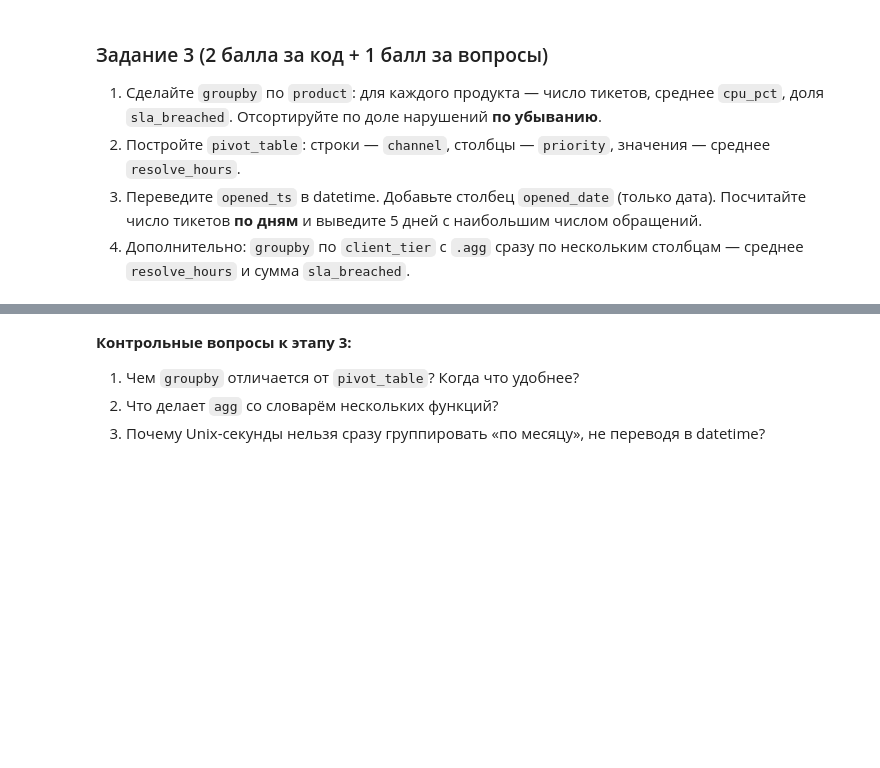
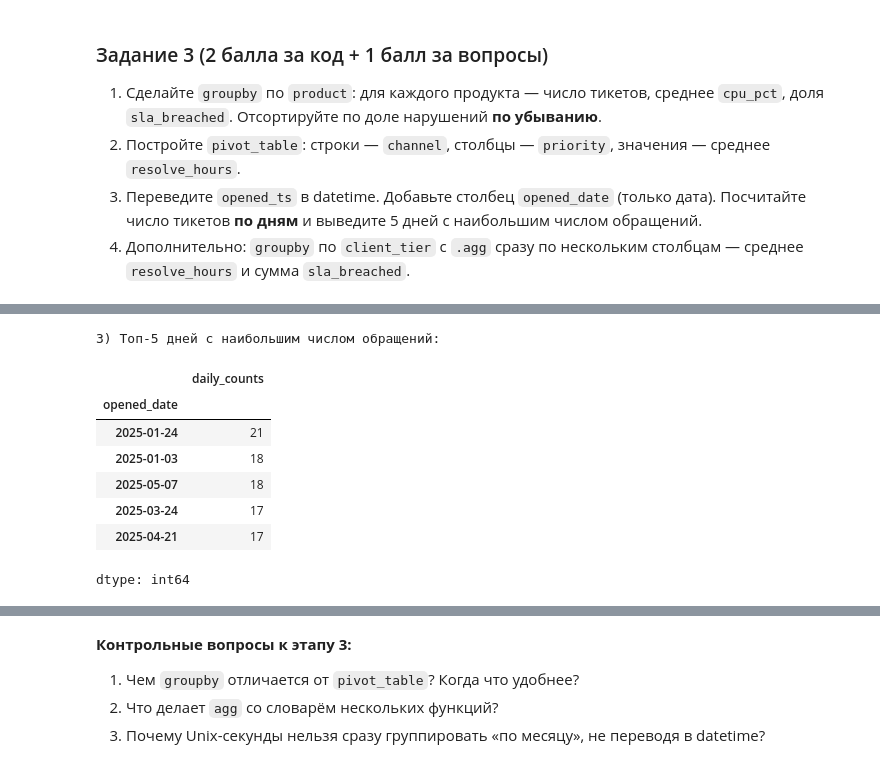
Before and after one commit to AstronomekDomansky/-.-1, a Jupyter notebook: СииБД3.ipynb, the cells around one changed output, grey strips where cells are left out. Saved outputs shown, nothing was run; the diff lists cells and outputs as text; code cells hidden in the pictures; blank space fills up the shorter version.

```diff
--- a/СииБД3.ipynb
+++ b/СииБД3.ipynb
@@ -197,2 +267,24 @@ print(df_time.groupby(df_time["opened_at"].dt.to_period("M")).size())
+# %%
+# 3. Дата из Unix и топ-5 дней
+df_time = df_raw.copy()
+df_time["opened_at"] = pd.to_datetime(df_time["opened_ts"], unit="s")
+df_time["opened_date"] = df_time["opened_at"].dt.date
+
+
+daily_counts = df_time.groupby("opened_date").size().sort_values(ascending=False)
+
+print("\n3) Топ-5 дней с наибольшим числом обращений:")
+daily_counts.name = "daily_counts"
+display(daily_counts.head(5))
+# %% [output]
+3) Топ-5 дней с наибольшим числом обращений:
+|  | daily_counts |
+| opened_date |  |
+| 2025-01-24 | 21 |
+| 2025-01-03 | 18 |
+| 2025-05-07 | 18 |
+| 2025-03-24 | 17 |
+| 2025-04-21 | 17 |
+dtype: int64
 # %%
 # 4. Несколько агрегатов по client_tier
```
Also changed, not shown: parts of 10 cells of this notebook.
